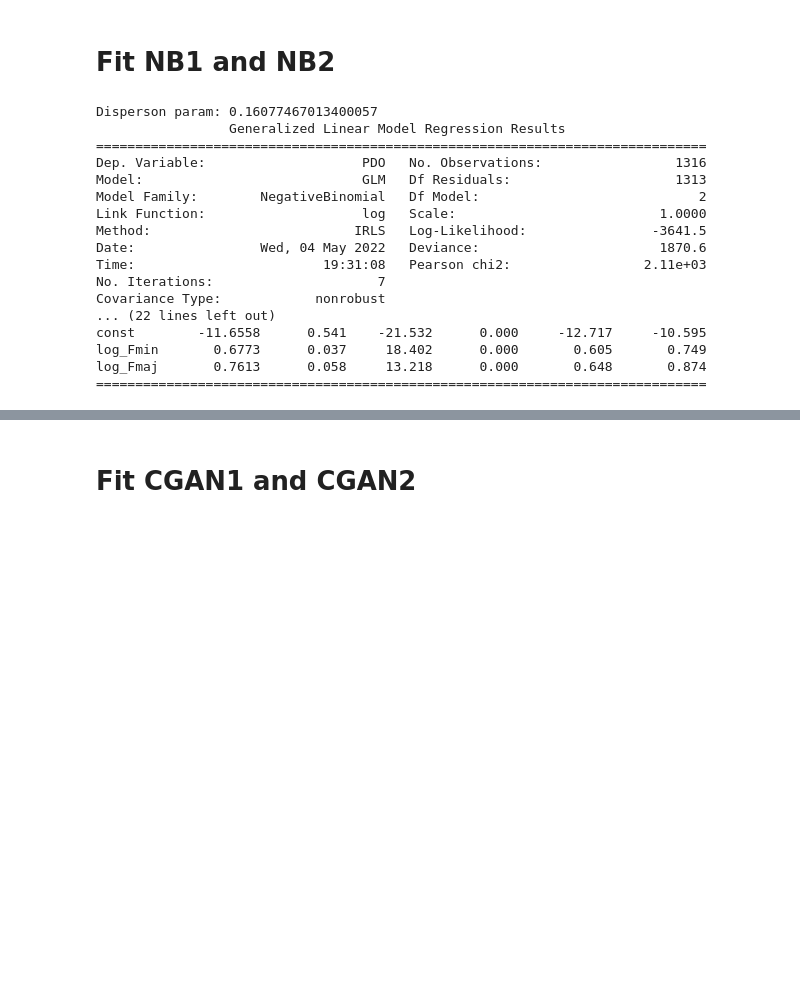
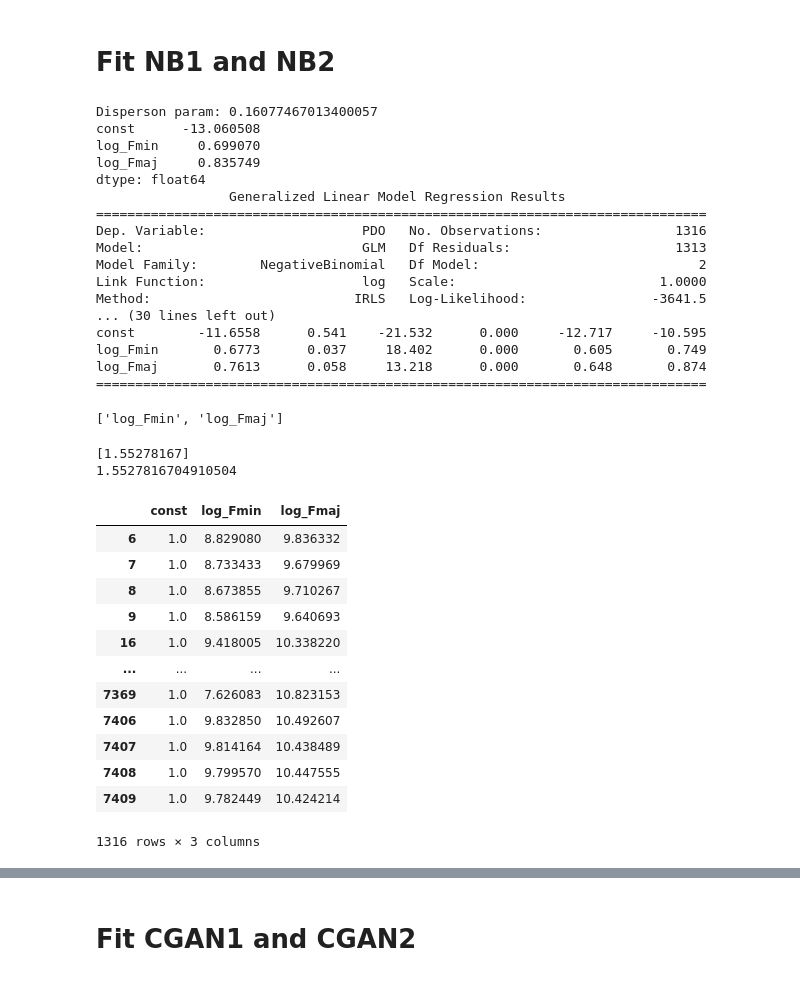
Before and after one commit to mz-zarei/CGAN-EB, a Jupyter notebook: CGAN_transferability.ipynb, the cells around one changed output, grey strips where cells are left out. Drawn from its saved outputs; the diff is of its cells as text; code cells hidden in the pictures; blank space fills up the shorter version.

```diff
--- a/CGAN_transferability.ipynb
+++ b/CGAN_transferability.ipynb
@@ -289,7 +289,7 @@ df2.describe()
 # %% [markdown]
 # **Fit NB1 and NB2**
 # %%
-x_features = ['log_Fmaj', 'log_Fmin']
+x_features = ['log_Fmin', 'log_Fmaj']
 y_name = 'PDO'
 
 # Fit NB1 on df1
@@ -298,6 +298,7 @@ NB_model1, alpha1  = nbeb.fitNB(df1, significant_features, y_name=y_name)
 y_pred_NB1 = NB_model1.predict(sm.add_constant(df1[significant_features]))
 
 print(f"Disperson param: {alpha1}")
+print(NB_model1.params)
 print(NB_model1.summary())
 
 # Fit NB2 on df2
@@ -306,9 +307,14 @@ NB_model2, alpha2  = nbeb.fitNB(df2, significant_features, y_name=y_name)
 y_pred_NB2 = NB_model2.predict(sm.add_constant(df1[significant_features]))
 
 print(f"Disperson param: {alpha2}")
+print(NB_model2.params)
 print(NB_model2.summary())
 # %% [output]
 Disperson param: 0.16077467013400057
+const      -13.060508
+log_Fmin     0.699070
+log_Fmaj     0.835749
+dtype: float64
                  Generalized Linear Model Regression Results
 ==============================================================================
 Dep. Variable:                    PDO   No. Observations:                 1316
@@ -316,12 +322,35 @@ Model:                            GLM   Df Residuals:                     1313
 Model Family:        NegativeBinomial   Df Model:                            2
 Link Function:                    log   Scale:                          1.0000
 Method:                          IRLS   Log-Likelihood:                -3641.5
-Date:                Wed, 04 May 2022   Deviance:                       1870.6
-Time:                        19:31:08   Pearson chi2:                 2.11e+03
-No. Iterations:                     7
-Covariance Type:            nonrobust
-... (22 lines left out)
+... (30 lines left out)
 const        -11.6558      0.541    -21.532      0.000     -12.717     -10.595
 log_Fmin       0.6773      0.037     18.402      0.000       0.605       0.749
 log_Fmaj       0.7613      0.058     13.218      0.000       0.648       0.874
 ==============================================================================
+# %%
+significant_features
+# %% [output]
+['log_Fmin', 'log_Fmaj']
+# %%
+print(NB_model1.predict([1,
+                         8.01201823915906, 9.45210938741356]))
+print(np.exp(np.dot([1, 8.01201823915906, 9.45210938741356], NB_model1.params)))
+# %% [output]
+[1.55278167]
+1.5527816704910504
+# %%
+sm.add_constant(df1[significant_features])
+# %% [output]
+|  | const | log_Fmin | log_Fmaj |
+| 6 | 1.0 | 8.829080 | 9.836332 |
+| 7 | 1.0 | 8.733433 | 9.679969 |
+| 8 | 1.0 | 8.673855 | 9.710267 |
+| 9 | 1.0 | 8.586159 | 9.640693 |
+| 16 | 1.0 | 9.418005 | 10.338220 |
+| ... | ... | ... | ... |
+| 7369 | 1.0 | 7.626083 | 10.823153 |
+| 7406 | 1.0 | 9.832850 | 10.492607 |
+| 7407 | 1.0 | 9.814164 | 10.438489 |
+| 7408 | 1.0 | 9.799570 | 10.447555 |
+| 7409 | 1.0 | 9.782449 | 10.424214 |
+1316 rows × 3 columns
```
Also changed, not shown: parts of 3 cells of this notebook.
